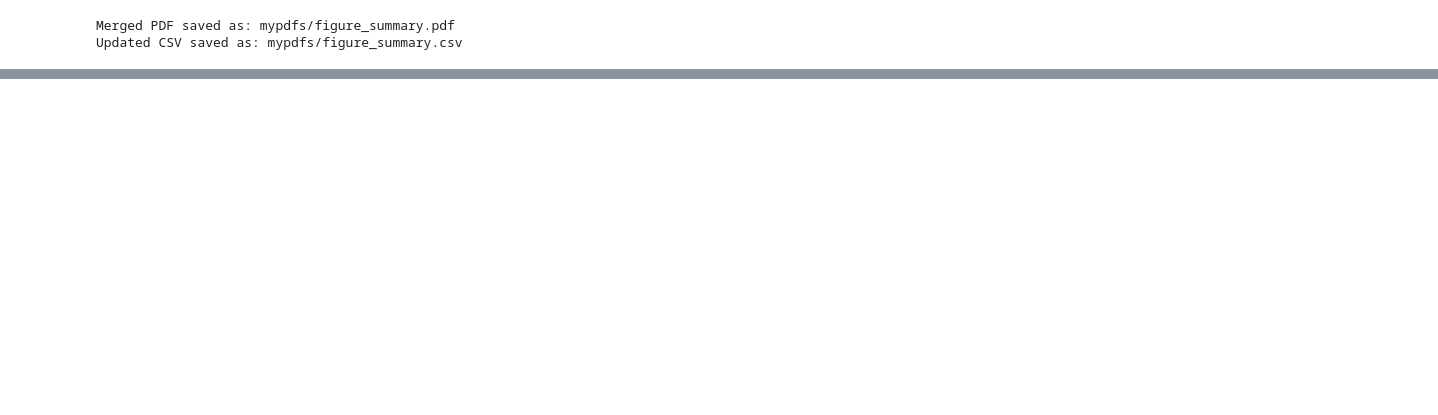
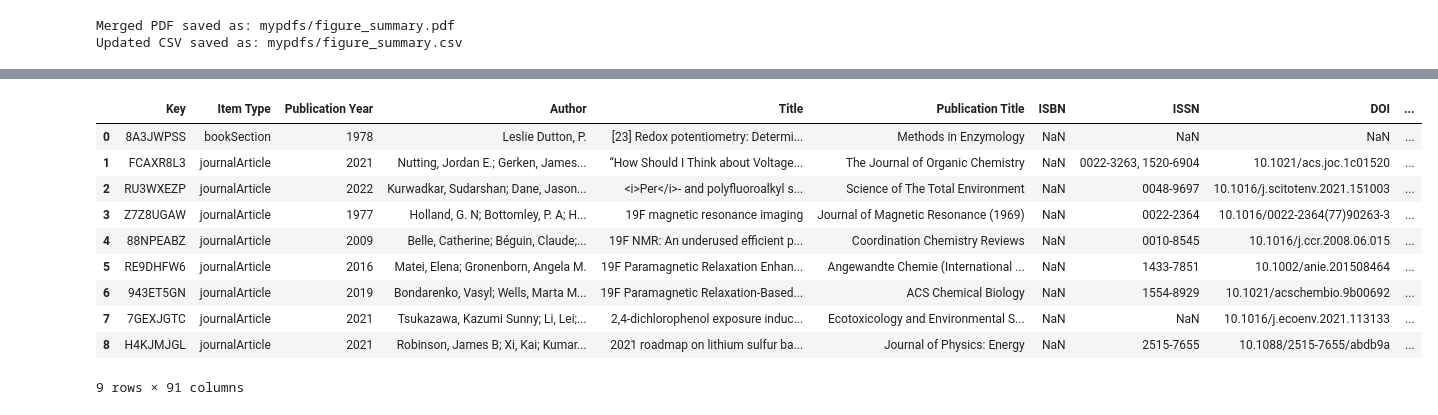
Before and after one commit to spackman/zbinfigs, a Jupyter notebook: examples/test_notebook.ipynb, the cells around one changed output, grey strips where cells are left out. Drawn from its saved outputs; the diff is of its cells as text; code cells hidden in the pictures; blank space fills up the shorter version.

```diff
--- a/examples/test_notebook.ipynb
+++ b/examples/test_notebook.ipynb
@@ -81,0 +89,20 @@ collection.plot_annotations(type="bar", x="pdf_html")
+# %%
+# add annotations to the main .csv
+# if the files were not processed, there will be no data
+# if there were no images in a given category, the sum will be 0
+zbf.add_annotations(pdfs_folder="mypdfs",
+                    collection_csv="mycollection.csv",
+                    annotations_csv="myannotations.csv",
+                    outfile="myannotatedcollection.csv")
+# %% [output]
+|  | Key | Item Type | Publication Year | Author | Title | Publication Title | ISBN | ISSN | DOI | ... |
+| 0 | 8A3JWPSS | bookSection | 1978 | Leslie Dutton, P. | [23] Redox potentiometry: Determi... | Methods in Enzymology | NaN | NaN | NaN | ... |
+| 1 | FCAXR8L3 | journalArticle | 2021 | Nutting, Jordan E.; Gerken, James... | “How Should I Think about Voltage... | The Journal of Organic Chemistry | NaN | 0022-3263, 1520-6904 | 10.1021/acs.joc.1c01520 | ... |
+| 2 | RU3WXEZP | journalArticle | 2022 | Kurwadkar, Sudarshan; Dane, Jason... | <i>Per</i>- and polyfluoroalkyl s... | Science of The Total Environment | NaN | 0048-9697 | 10.1016/j.scitotenv.2021.151003 | ... |
+| 3 | Z7Z8UGAW | journalArticle | 1977 | Holland, G. N; Bottomley, P. A; H... | 19F magnetic resonance imaging | Journal of Magnetic Resonance (1969) | NaN | 0022-2364 | 10.1016/0022-2364(77)90263-3 | ... |
+| 4 | 88NPEABZ | journalArticle | 2009 | Belle, Catherine; Béguin, Claude;... | 19F NMR: An underused efficient p... | Coordination Chemistry Reviews | NaN | 0010-8545 | 10.1016/j.ccr.2008.06.015 | ... |
+| 5 | RE9DHFW6 | journalArticle | 2016 | Matei, Elena; Gronenborn, Angela M. | 19F Paramagnetic Relaxation Enhan... | Angewandte Chemie (International ... | NaN | 1433-7851 | 10.1002/anie.201508464 | ... |
+| 6 | 943ET5GN | journalArticle | 2019 | Bondarenko, Vasyl; Wells, Marta M... | 19F Paramagnetic Relaxation-Based... | ACS Chemical Biology | NaN | 1554-8929 | 10.1021/acschembio.9b00692 | ... |
+| 7 | 7GEXJGTC | journalArticle | 2021 | Tsukazawa, Kazumi Sunny; Li, Lei;... | 2,4-dichlorophenol exposure induc... | Ecotoxicology and Environmental S... | NaN | NaN | 10.1016/j.ecoenv.2021.113133 | ... |
+| 8 | H4KJMJGL | journalArticle | 2021 | Robinson, James B; Xi, Kai; Kumar... | 2021 roadmap on lithium sulfur ba... | Journal of Physics: Energy | NaN | 2515-7655 | 10.1088/2515-7655/abdb9a | ... |
+9 rows × 91 columns
```
Also changed, not shown: parts of 9 cells of this notebook, 5 other files.
